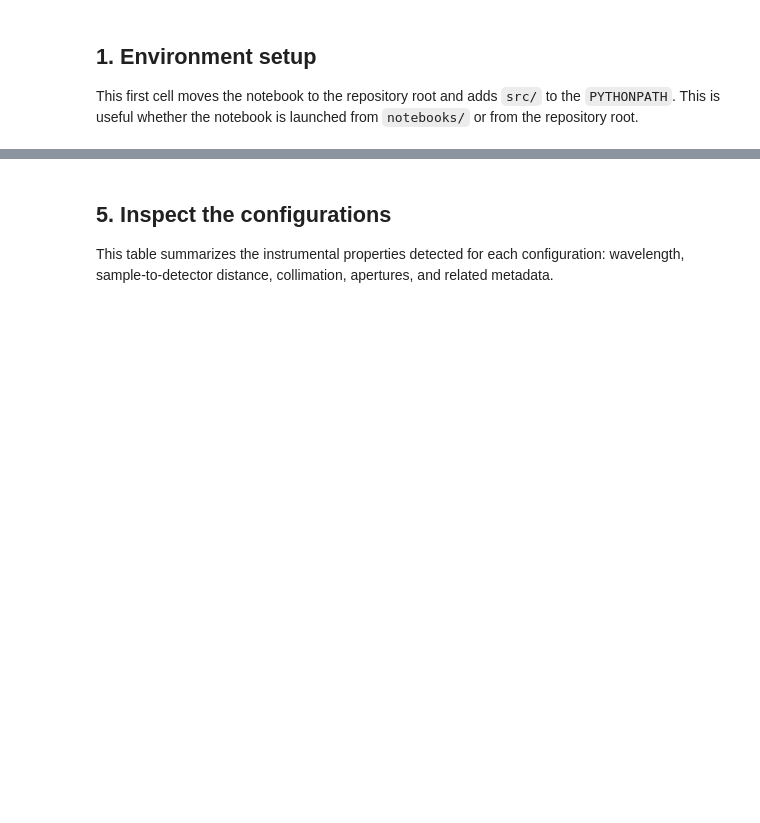
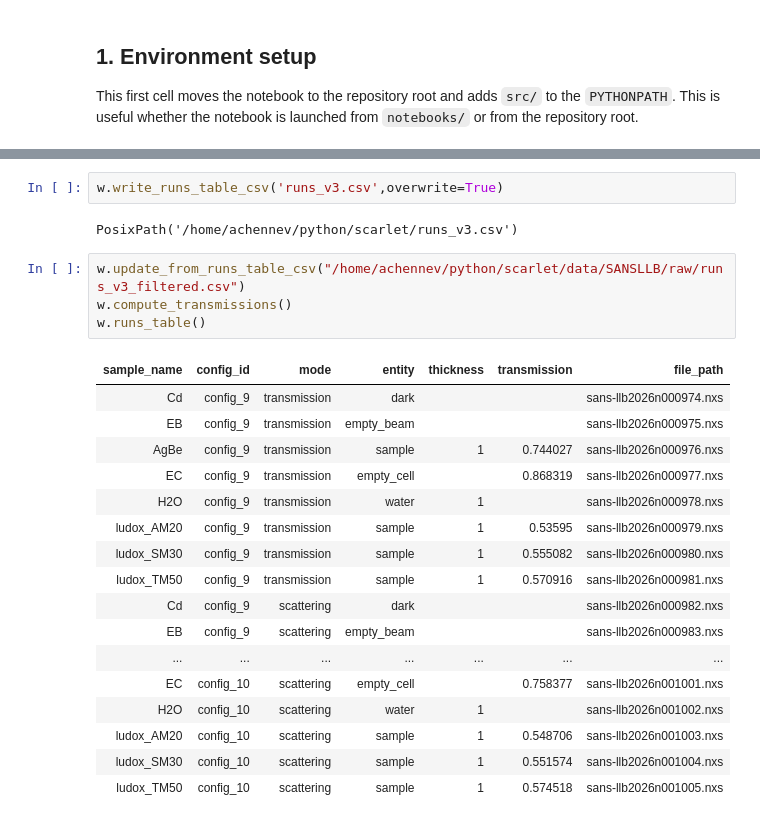
Before and after one commit to hibouchen/scarlet, a Jupyter notebook: notebooks/tutorial.ipynb, the cells around one changed output, grey strips where cells are left out. Cells and saved outputs as stored; diff of their text form; blank space fills up the shorter version.

```diff
--- a/notebooks/tutorial.ipynb
+++ b/notebooks/tutorial.ipynb
@@ -111,8 +135,29 @@ w.runs_table()
-# %% [markdown]
-## 5. Inspect the configurations
-
-This table summarizes the instrumental properties detected for each configuration:
-wavelength, sample-to-detector distance, collimation, apertures, and related metadata.
+# %%
+w.write_runs_table_csv('runs_v3.csv',overwrite=True)
+# %% [output]
+PosixPath('/home/achennev/python/scarlet/runs_v3.csv')
+# %%
+w.update_from_runs_table_csv("/home/achennev/python/scarlet/data/SANSLLB/raw/runs_v3_filtered.csv")
+w.compute_transmissions()
+w.runs_table()
+# %% [output]
+| sample_name | config_id | mode | entity | thickness | transmission | file_path |
+| Cd | config_9 | transmission | dark |  |  | sans-llb2026n000974.nxs |
+| EB | config_9 | transmission | empty_beam |  |  | sans-llb2026n000975.nxs |
+| AgBe | config_9 | transmission | sample | 1 | 0.744027 | sans-llb2026n000976.nxs |
+| EC | config_9 | transmission | empty_cell |  | 0.868319 | sans-llb2026n000977.nxs |
+| H2O | config_9 | transmission | water | 1 |  | sans-llb2026n000978.nxs |
+| ludox_AM20 | config_9 | transmission | sample | 1 | 0.53595 | sans-llb2026n000979.nxs |
+| ludox_SM30 | config_9 | transmission | sample | 1 | 0.555082 | sans-llb2026n000980.nxs |
+| ludox_TM50 | config_9 | transmission | sample | 1 | 0.570916 | sans-llb2026n000981.nxs |
+| Cd | config_9 | scattering | dark |  |  | sans-llb2026n000982.nxs |
+| EB | config_9 | scattering | empty_beam |  |  | sans-llb2026n000983.nxs |
+| ... | ... | ... | ... | ... | ... | ... |
+| EC | config_10 | scattering | empty_cell |  | 0.758377 | sans-llb2026n001001.nxs |
+| H2O | config_10 | scattering | water | 1 |  | sans-llb2026n001002.nxs |
+| ludox_AM20 | config_10 | scattering | sample | 1 | 0.548706 | sans-llb2026n001003.nxs |
+| ludox_SM30 | config_10 | scattering | sample | 1 | 0.551574 | sans-llb2026n001004.nxs |
+| ludox_TM50 | config_10 | scattering | sample | 1 | 0.574518 | sans-llb2026n001005.nxs |
 # %%
 w.configurations_table()
 # %% [output]
```
Also changed, not shown: parts of 47 cells of this notebook, 36 other files.
